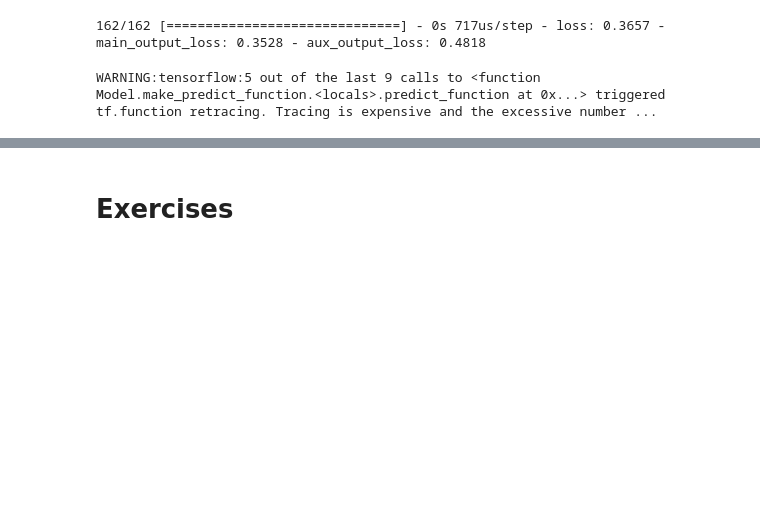
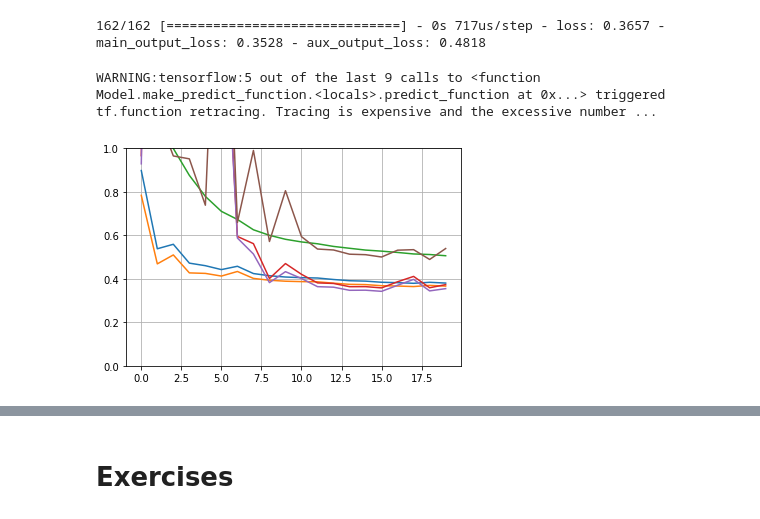
Before and after one commit to zuzuta/BookLearning-Hands_on_Machine_Learning, a Jupyter notebook: Chapter10 Introduction of Artificial Neural Networks with Keras.ipynb, the cells around one changed output, grey strips where cells are left out. Drawn from its saved outputs; the diff is of its cells as text; code cells hidden in the pictures; blank space fills up the shorter version.

```diff
--- a/Chapter10 Introduction of Artificial Neural Networks with Keras.ipynb
+++ b/Chapter10 Introduction of Artificial Neural Networks with Keras.ipynb
@@ -451,3 +451,10 @@ total_loss, main_loss, aux_loss = model.evaluate([X_test_A, X_test_B], [y_test,
 y_pred_main, y_pred_aux = model.predict([X_new_A, X_new_B])
 # %% [output]
 WARNING:tensorflow:5 out of the last 9 calls to <function Model.make_predict_function.<locals>.predict_function at 0x...> triggered tf.function retracing. Tracing is expensive and the excessive number ...
+# %%
+plt.plot(pd.DataFrame(history.history))
+plt.grid(True)
+plt.gca().set_ylim(0, 1)
+plt.show()
+# %% [output]
+[figure, added]
```
Also changed, not shown: parts of 37 cells of this notebook, 21 other files.
